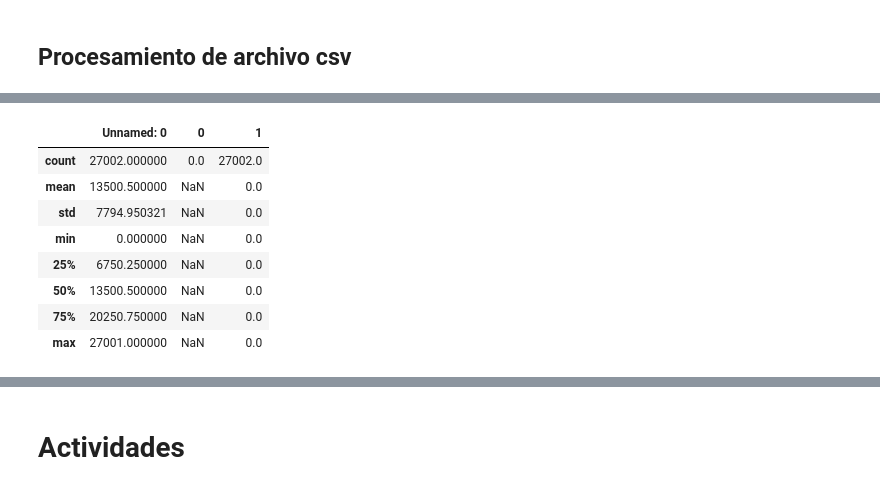
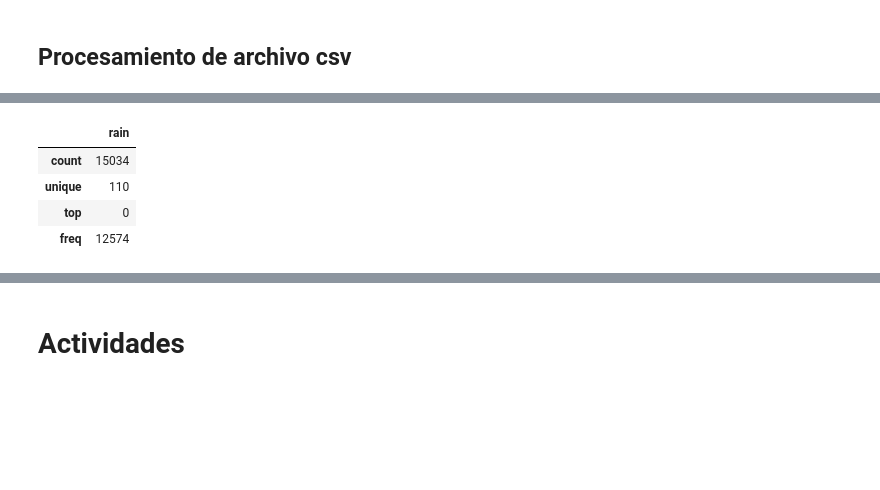
Before and after one commit to jmvd07/cuandoLlueve, a Jupyter notebook: Analisis exploratorio y curacion de datos/Cuando Llueve.ipynb, the cells around one changed output, grey strips where cells are left out. Drawn from its saved outputs; the diff is of its cells as text; code cells hidden in the pictures; blank space fills up the shorter version.

```diff
--- a/Analisis exploratorio y curacion de datos/Cuando Llueve.ipynb
+++ b/Analisis exploratorio y curacion de datos/Cuando Llueve.ipynb
@@ -162,15 +177,11 @@ lluvias.plot(figsize=(30,10))
 # %%
-lluvias.describe()
+lluvias.describe(include='all')
 # %% [output]
-|  | Unnamed: 0 | 0 | 1 |
-| count | 27002.000000 | 0.0 | 27002.0 |
-| mean | 13500.500000 | NaN | 0.0 |
-| std | 7794.950321 | NaN | 0.0 |
-| min | 0.000000 | NaN | 0.0 |
-| 25% | 6750.250000 | NaN | 0.0 |
-| 50% | 13500.500000 | NaN | 0.0 |
-| 75% | 20250.750000 | NaN | 0.0 |
-| max | 27001.000000 | NaN | 0.0 |
+|  | rain |
+| count | 15034 |
+| unique | 110 |
+| top | 0 |
+| freq | 12574 |
 # %%
 lluvias.head()
 # %% [output]
```
Also changed, not shown: parts of 6 cells of this notebook, 2 other files.
